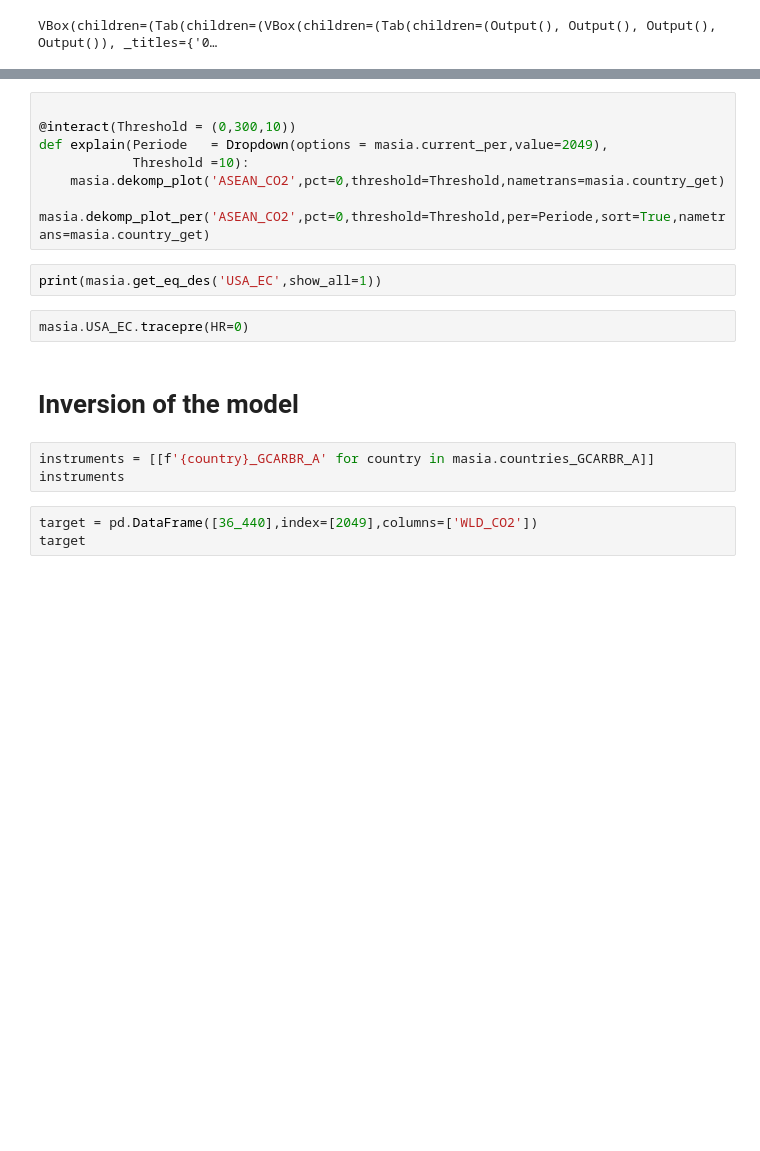
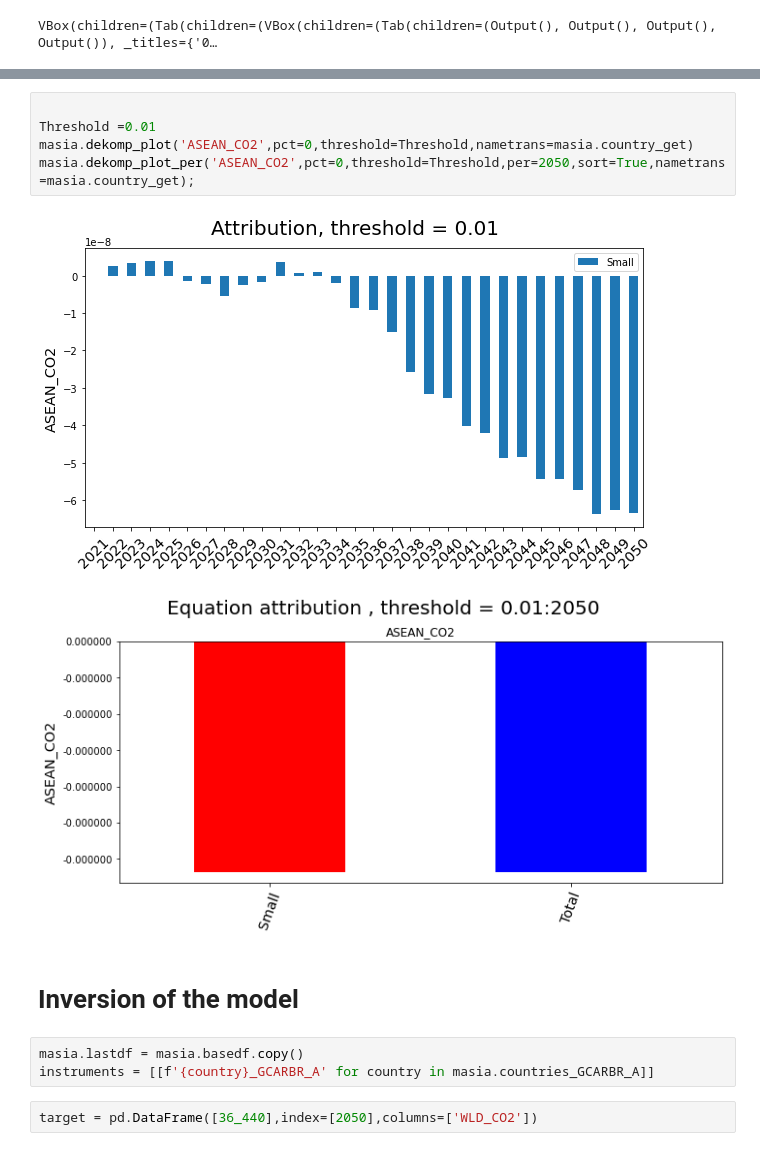
Before and after one commit to IbHansen/UNESCAP-Asia, a Jupyter notebook: Asia/Asia iinject.ipynb, the cells around one changed output, grey strips where cells are left out. Cells and saved outputs as stored; diff of their text form; blank space fills up the shorter version.

```diff
--- a/Asia/Asia iinject.ipynb
+++ b/Asia/Asia iinject.ipynb
@@ -161,20 +103,16 @@ def explain(Periode   = Dropdown(options = masia.current_per,value=2049),
 # %%
 
-@interact(Threshold = (0,300,10))
-def explain(Periode   = Dropdown(options = masia.current_per,value=2049),
-            Threshold =10):
-    masia.dekomp_plot('ASEAN_CO2',pct=0,threshold=Threshold,nametrans=masia.country_get)
-    masia.dekomp_plot_per('ASEAN_CO2',pct=0,threshold=Threshold,per=Periode,sort=True,nametrans=masia.country_get)
+Threshold =0.01
+masia.dekomp_plot('ASEAN_CO2',pct=0,threshold=Threshold,nametrans=masia.country_get)
+masia.dekomp_plot_per('ASEAN_CO2',pct=0,threshold=Threshold,per=2050,sort=True,nametrans=masia.country_get);
+# %% [output]
+[figure, added]
+[figure, added]
-# %%
-print(masia.get_eq_des('USA_EC',show_all=1))
-# %%
-masia.USA_EC.tracepre(HR=0)
 # %% [markdown]
 # Inversion of the model
 # %%
+masia.lastdf = masia.basedf.copy()
 instruments = [[f'{country}_GCARBR_A' for country in masia.countries_GCARBR_A]]
-instruments
 # %%
-target = pd.DataFrame([36_440],index=[2049],columns=['WLD_CO2'])
-target
+target = pd.DataFrame([36_440],index=[2050],columns=['WLD_CO2'])
 # %%
```
Also changed, not shown: parts of 38 cells of this notebook.
